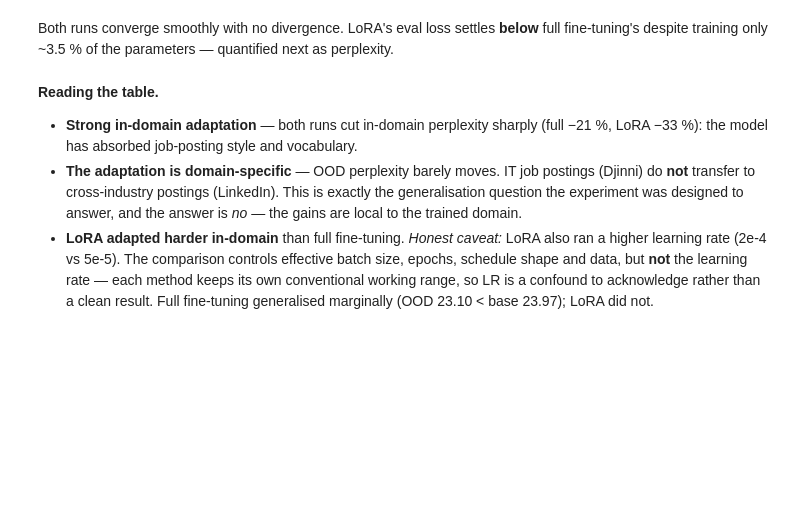
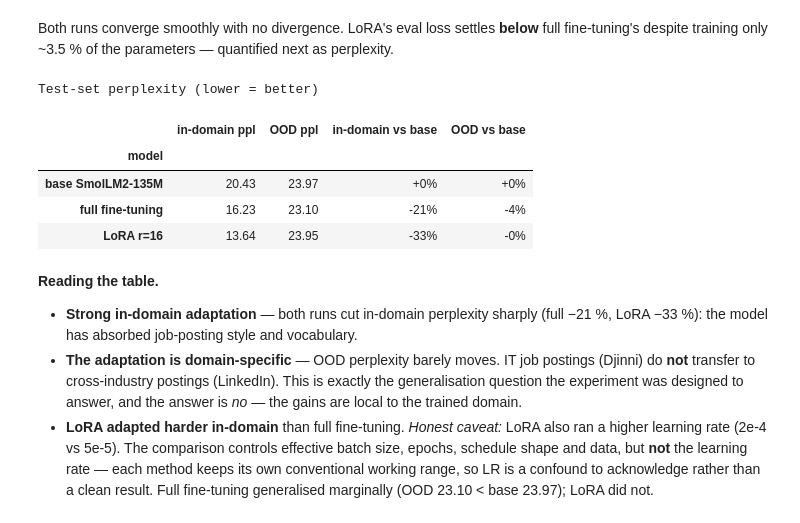
Before and after one commit to logus2k/atlm_pro, a Jupyter notebook: src/atlm_mp1_v2.ipynb, the cells around one changed output. Cells and saved outputs as stored; diff of their text form; code cells hidden in the pictures; blank space fills up the shorter version.

```diff
--- a/src/atlm_mp1_v2.ipynb
+++ b/src/atlm_mp1_v2.ipynb
@@ -332,26 +504,33 @@ Both runs converge smoothly with no divergence. LoRA's eval loss settles
 **below** full fine-tuning's despite training only ~3.5 % of the parameters —
 quantified next as perplexity.
 # %%
-evald = json.loads((OUTPUTS / "mp1_eval.json").read_text())
+evald = json.loads((RUN_DIR / "eval.json").read_text())
 ppl = evald["perplexity"]
 base = ppl["base"]
 
 rows = []
 for model in ["base", "full", "lora"]:
     p = ppl[model]
     rows.append({
         "model": {"base": "base SmolLM2-135M",
                   "full": "full fine-tuning",
                   "lora": "LoRA r=16"}[model],
         "in-domain ppl": p["in_domain"],
         "OOD ppl": p["ood"],
         "in-domain vs base": f'{(p["in_domain"] / base["in_domain"] - 1) * 100:+.0f}%',
         "OOD vs base": f'{(p["ood"] / base["ood"] - 1) * 100:+.0f}%',
     })
 
 ppl_table = pd.DataFrame(rows).set_index("model")
 print("Test-set perplexity (lower = better)\n")
 ppl_table
+# %% [output]
+Test-set perplexity (lower = better)
+|  | in-domain ppl | OOD ppl | in-domain vs base | OOD vs base |
+| model |  |  |  |  |
+| base SmolLM2-135M | 20.43 | 23.97 | +0% | +0% |
+| full fine-tuning | 16.23 | 23.10 | -21% | -4% |
+| LoRA r=16 | 13.64 | 23.95 | -33% | -0% |
 # %% [markdown]
 **Reading the table.**
 
```
Also changed, not shown: parts of 19 cells of this notebook, 4 other files.
